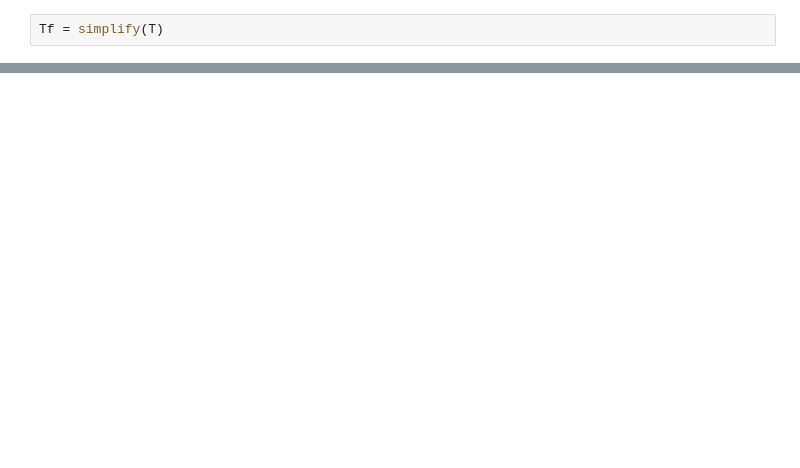
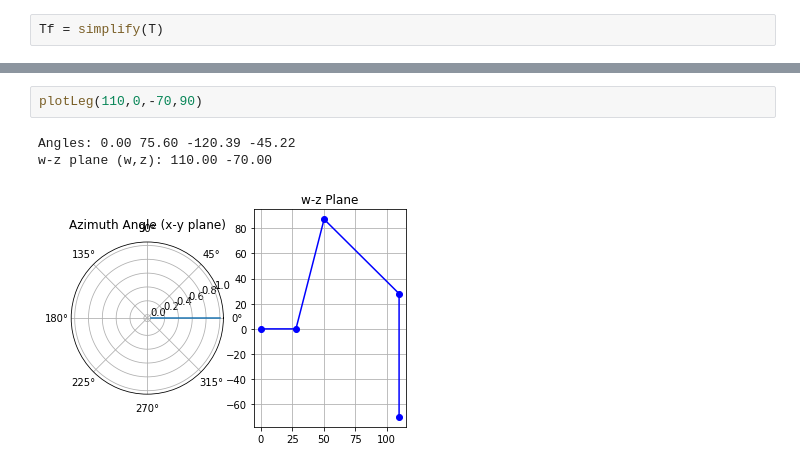
Before and after one commit to MultipedRobotics/multiped, a Jupyter notebook: docs/ax12-version/kinematics.ipynb, the cells around one changed output, grey strips where cells are left out. Saved outputs shown, nothing was run; the diff lists cells and outputs as text; blank space fills up the shorter version.

```diff
--- a/docs/ax12-version/kinematics.ipynb
+++ b/docs/ax12-version/kinematics.ipynb
@@ -218,0 +442,6 @@ forward: (8.411594159543615, 0.0, -52.79782797243361)
+# %%
+plotLeg(110,0,-70,90)
+# %% [output]
+Angles: 0.00 75.60 -120.39 -45.22
+w-z plane (w,z): 110.00 -70.00
+[figure, added]
```
Also changed, not shown: parts of 35 cells of this notebook, 2 other files.
